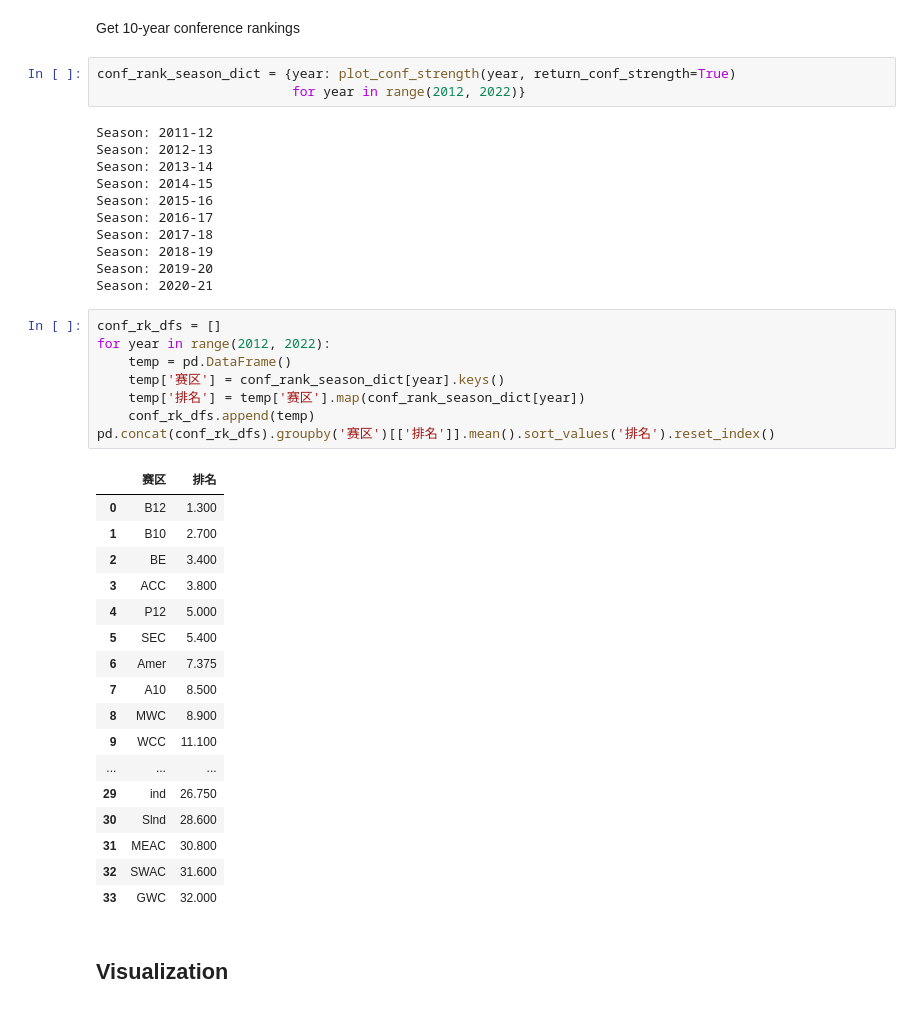
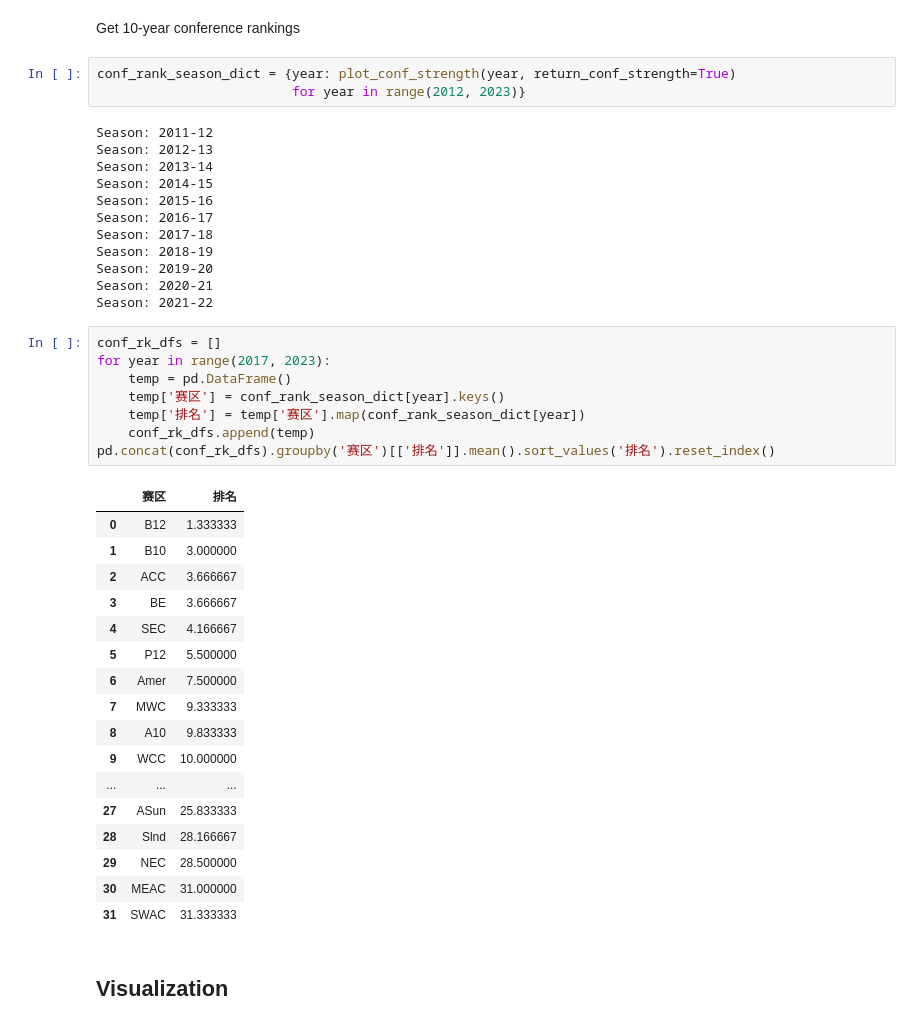
Before and after one commit to xulianrenzoku/cbb_china_players, a Jupyter notebook: cbb_conference_strength.ipynb, the cells around one changed output. Cells and saved outputs as stored; diff of their text form.

```diff
--- a/cbb_conference_strength.ipynb
+++ b/cbb_conference_strength.ipynb
@@ -72,7 +72,7 @@ def plot_conf_strength(year, return_conf_strength=False):
 Get 10-year conference rankings
 # %%
 conf_rank_season_dict = {year: plot_conf_strength(year, return_conf_strength=True)
-                         for year in range(2012, 2022)}
+                         for year in range(2012, 2023)}
 # %% [output]
 Season: 2011-12
 Season: 2012-13
@@ -84,32 +84,33 @@ Season: 2017-18
 Season: 2018-19
 Season: 2019-20
 Season: 2020-21
+Season: 2021-22
 # %%
 conf_rk_dfs = []
-for year in range(2012, 2022):
+for year in range(2017, 2023):
     temp = pd.DataFrame()
     temp['赛区'] = conf_rank_season_dict[year].keys()
     temp['排名'] = temp['赛区'].map(conf_rank_season_dict[year])
     conf_rk_dfs.append(temp)
 pd.concat(conf_rk_dfs).groupby('赛区')[['排名']].mean().sort_values('排名').reset_index()
 # %% [output]
 |  | 赛区 | 排名 |
-| 0 | B12 | 1.300 |
-| 1 | B10 | 2.700 |
-| 2 | BE | 3.400 |
-| 3 | ACC | 3.800 |
-| 4 | P12 | 5.000 |
-| 5 | SEC | 5.400 |
-| 6 | Amer | 7.375 |
-| 7 | A10 | 8.500 |
-| 8 | MWC | 8.900 |
-| 9 | WCC | 11.100 |
+| 0 | B12 | 1.333333 |
+| 1 | B10 | 3.000000 |
+| 2 | ACC | 3.666667 |
+| 3 | BE | 3.666667 |
+| 4 | SEC | 4.166667 |
+| 5 | P12 | 5.500000 |
+| 6 | Amer | 7.500000 |
+| 7 | MWC | 9.333333 |
+| 8 | A10 | 9.833333 |
+| 9 | WCC | 10.000000 |
 | ... | ... | ... |
-| 29 | ind | 26.750 |
-| 30 | Slnd | 28.600 |
-| 31 | MEAC | 30.800 |
-| 32 | SWAC | 31.600 |
-| 33 | GWC | 32.000 |
+| 27 | ASun | 25.833333 |
+| 28 | Slnd | 28.166667 |
+| 29 | NEC | 28.500000 |
+| 30 | MEAC | 31.000000 |
+| 31 | SWAC | 31.333333 |
 # %% [markdown]
 ## Visualization
 # %%
```
Also changed, not shown: parts of 2 cells of this notebook.
